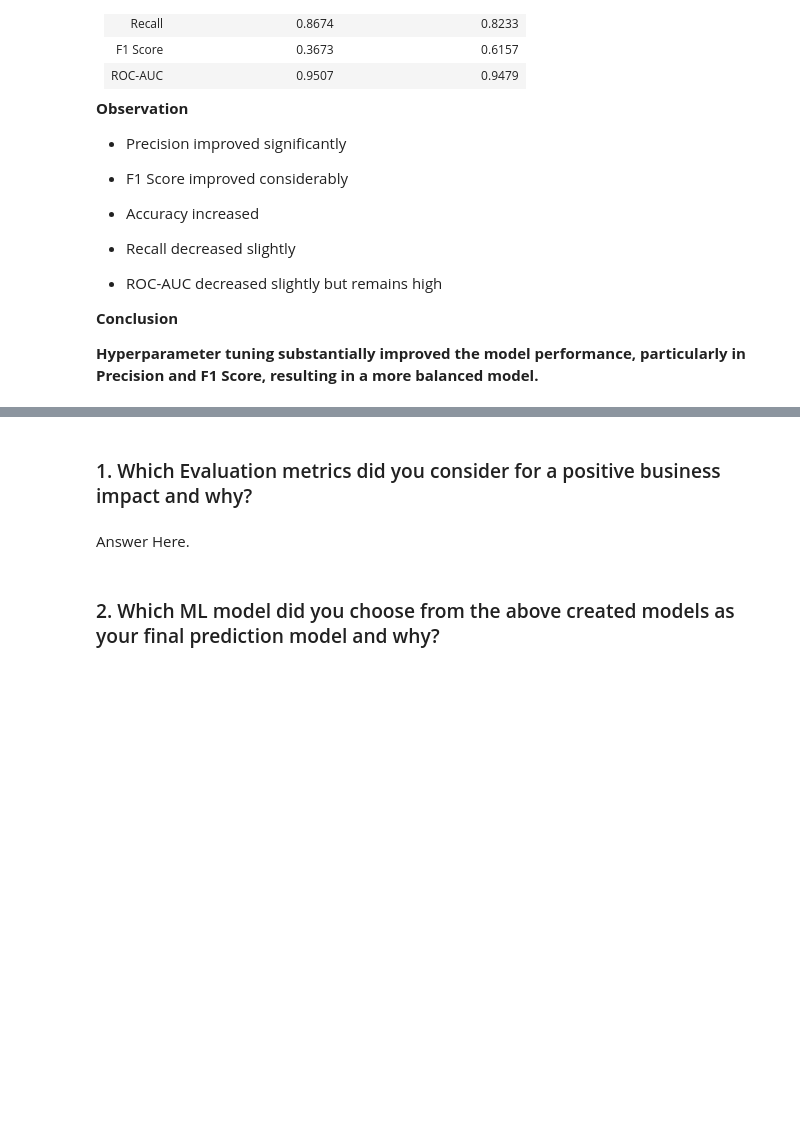
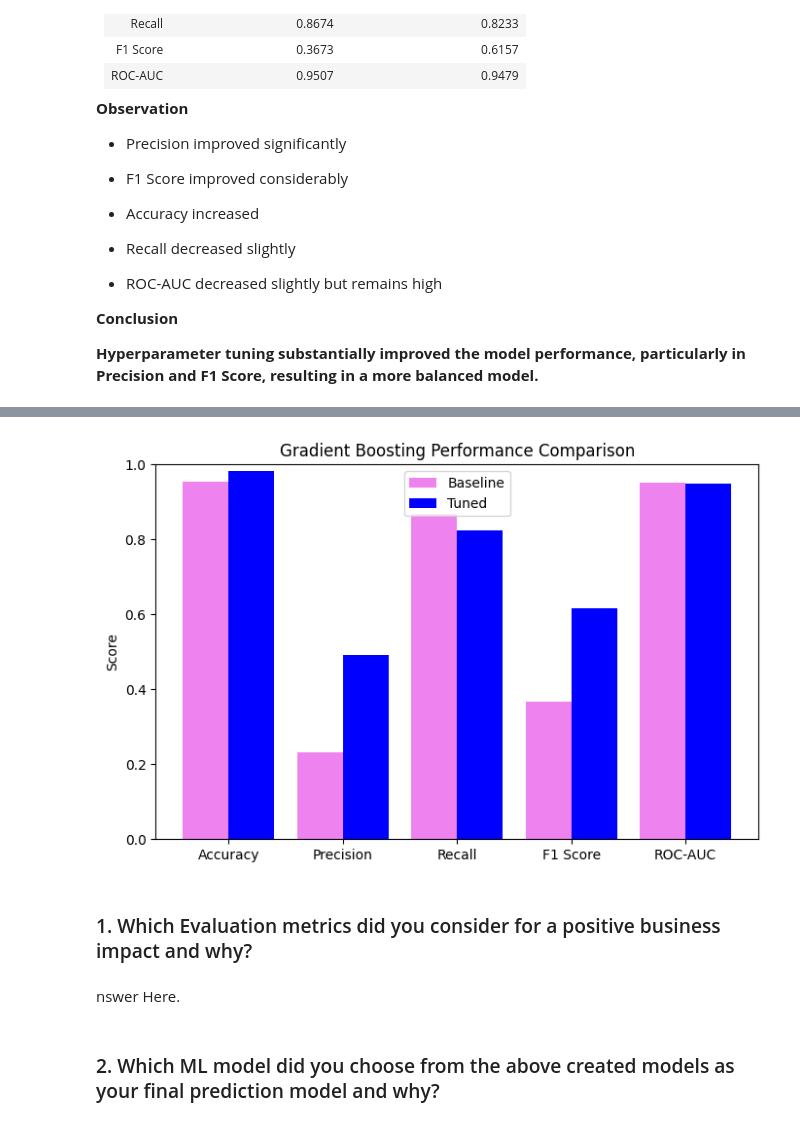
Before and after one commit to Sagarjain93/Machine-Learning-Portfolio, a Jupyter notebook: 03_ML_Practice/Tata_Steel_Machine_Failure_Prediction/02_notebooks/03_machine_learning.ipynb, the cells around one changed output, grey strips where cells are left out. Drawn from its saved outputs; the diff is of its cells as text; code cells hidden in the pictures; blank space fills up the shorter version.

```diff
--- a/03_ML_Practice/Tata_Steel_Machine_Failure_Prediction/02_notebooks/03_machine_learning.ipynb
+++ b/03_ML_Practice/Tata_Steel_Machine_Failure_Prediction/02_notebooks/03_machine_learning.ipynb
@@ -2508,0 +2744,12 @@ Technique Used
+# %%
+accuracy_gb = accuracy_score(y_val, y_pred_gb)
+precision_gb = precision_score(y_val, y_pred_gb)
+recall_gb = recall_score(y_val, y_pred_gb)
+f1_gb = f1_score(y_val, y_pred_gb)
+roc_auc_gb = roc_auc_score(y_val, y_pred_proba_gb)
+
+print("Accuracy:", accuracy_gb)
+print("Precision:", precision_gb)
+print("Recall:", recall_gb)
+print("F1 Score:", f1_gb)
+print("ROC AUC:", roc_auc_gb)
@@ -2508,0 +2842,12 @@ Technique Used
+# %%
+accuracy_gb_opt = accuracy_score(y_val, y_pred_gb_opt)
+precision_gb_opt = precision_score(y_val, y_pred_gb_opt)
+recall_gb_opt = recall_score(y_val, y_pred_gb_opt)
+f1_gb_opt = f1_score(y_val, y_pred_gb_opt)
+roc_auc_gb_opt = roc_auc_score(y_val, y_pred_proba_gb_opt)
+
+print("Accuracy:", accuracy_gb_opt)
+print("Precision:", precision_gb_opt)
+print("Recall:", recall_gb_opt)
+print("F1 Score:", f1_gb_opt)
+print("ROC AUC:", roc_auc_gb_opt)
@@ -2509,7 +2901,29 @@ Technique Used
+# %%
+metrics = ['Accuracy','Precision','Recall','F1 Score','ROC-AUC']
+
+baseline_scores_gb = [accuracy_gb, precision_gb, recall_gb, f1_gb, roc_auc_gb]
+tuned_scores_gb = [accuracy_gb_opt, precision_gb_opt, recall_gb_opt, f1_gb_opt, roc_auc_gb_opt]
+
+x = range(len(metrics))
+
+plt.figure(figsize=(8,5))
+
+plt.bar(x, baseline_scores_gb, width=0.4, label='Baseline', color='violet')
+plt.bar([i+0.4 for i in x], tuned_scores_gb, width=0.4, label='Tuned', color='blue')
+
+plt.xticks([i+0.2 for i in x], metrics)
+plt.ylabel("Score")
+plt.title("Gradient Boosting Performance Comparison")
+plt.ylim(0,1)
+plt.legend()
+
+plt.show()
+# %% [output]
+[figure, added]
 # %% [markdown]
 ### 1. Which Evaluation metrics did you consider for a positive business impact and why?
 # %% [markdown]
-Answer Here.
+nswer Here.
 # %% [markdown]
 ### 2. Which ML model did you choose from the above created models as your final prediction model and why?
 # %% [markdown]
```
Also changed, not shown: parts of 35 cells of this notebook.
